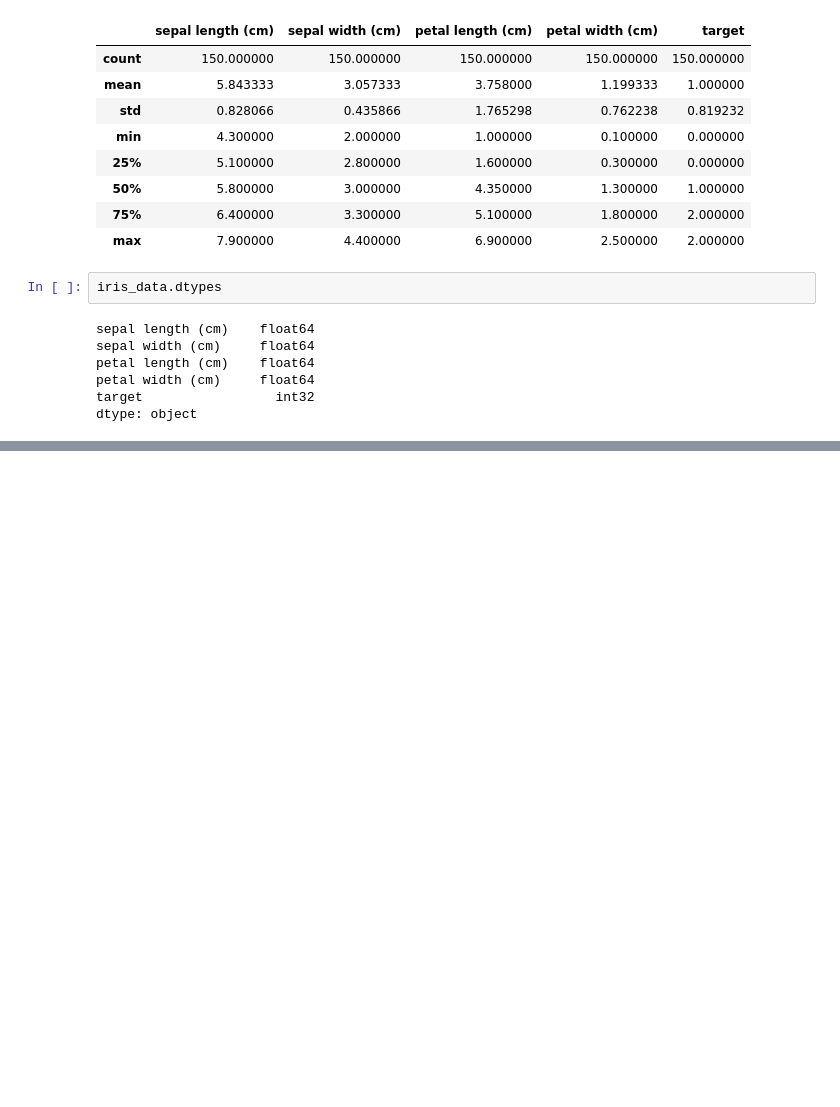
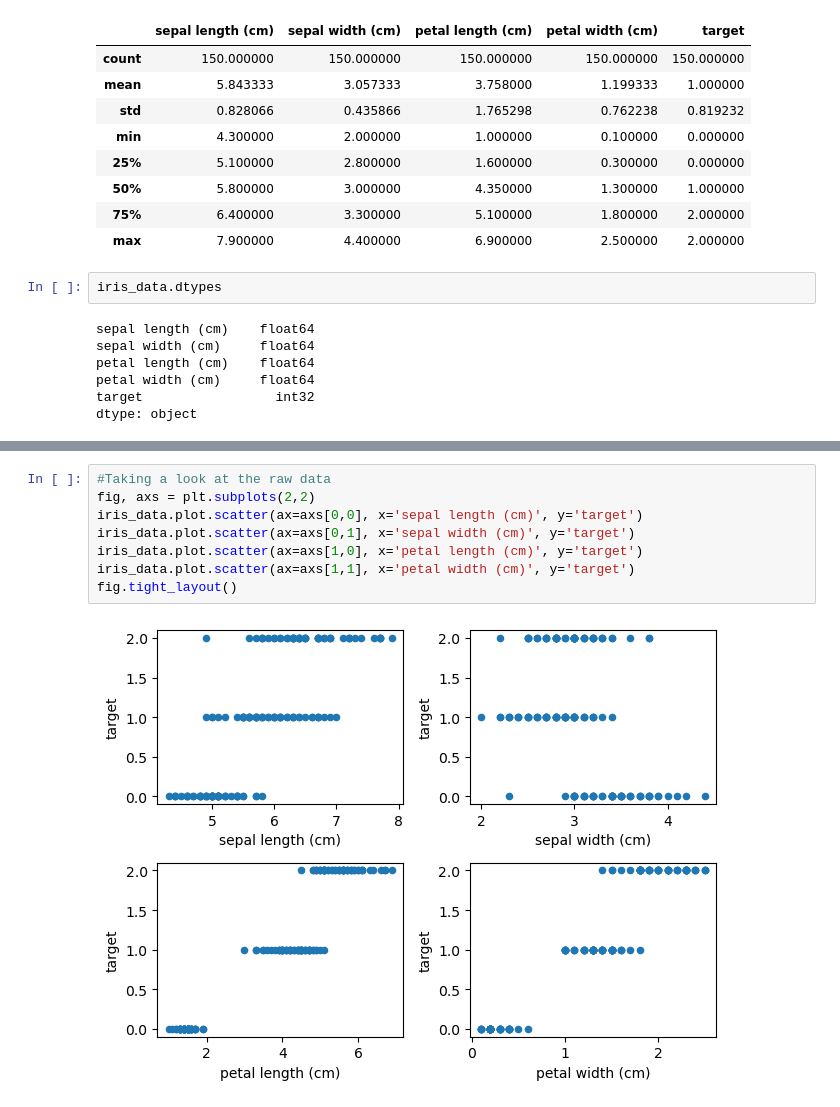
Before and after one commit to No-Arms/ML-Playground, a Jupyter notebook: Playground.ipynb, the cells around one changed output, grey strips where cells are left out. Saved outputs shown, nothing was run; the diff lists cells and outputs as text; blank space fills up the shorter version.

Commit message:
Simple plots and starting crossval

```diff
--- a/Playground.ipynb
+++ b/Playground.ipynb
@@ -60,0 +88,10 @@ dtype: object
+# %%
+#Taking a look at the raw data
+fig, axs = plt.subplots(2,2)
+iris_data.plot.scatter(ax=axs[0,0], x='sepal length (cm)', y='target')
+iris_data.plot.scatter(ax=axs[0,1], x='sepal width (cm)', y='target')
+iris_data.plot.scatter(ax=axs[1,0], x='petal length (cm)', y='target')
+iris_data.plot.scatter(ax=axs[1,1], x='petal width (cm)', y='target')
+fig.tight_layout()
+# %% [output]
+[figure, added]
```
Also changed, not shown: parts of 5 cells of this notebook.
